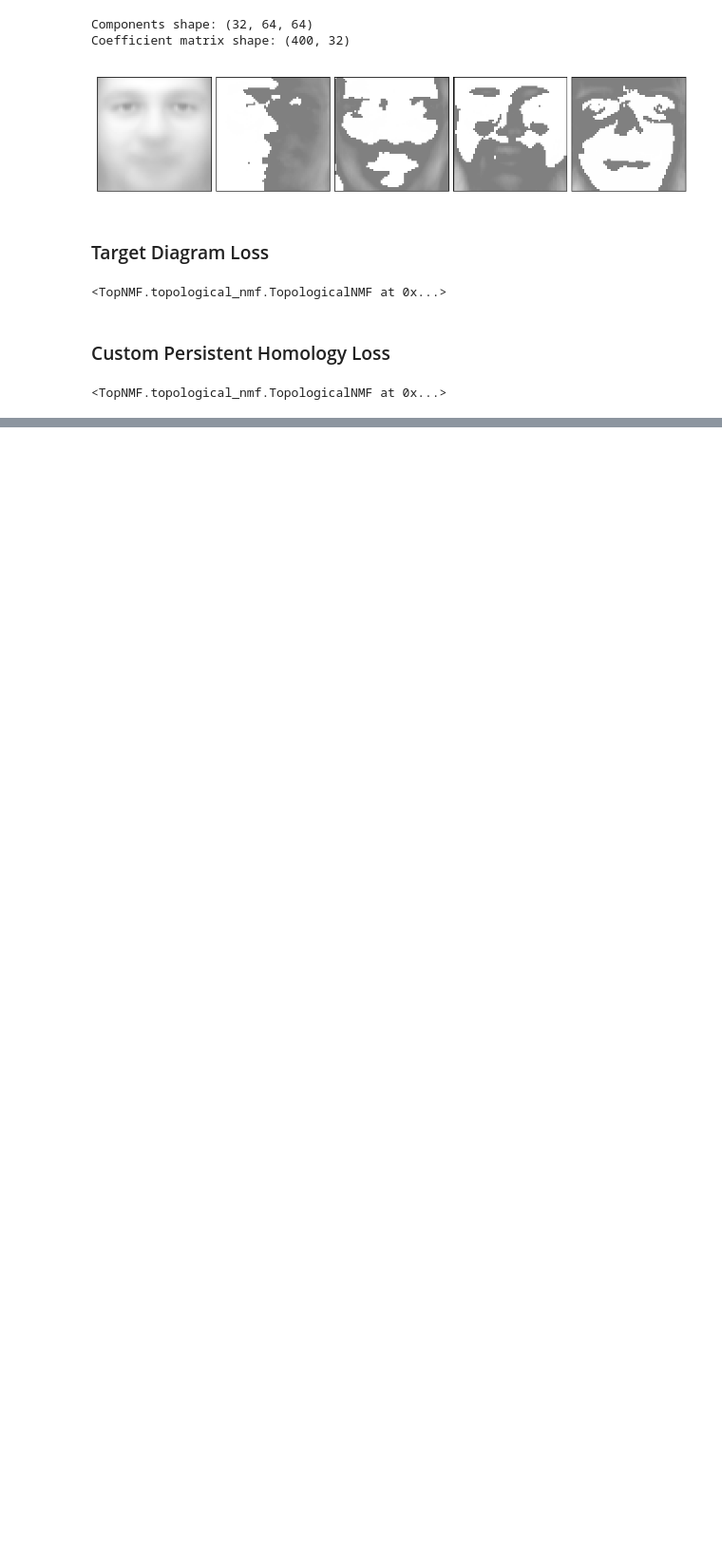
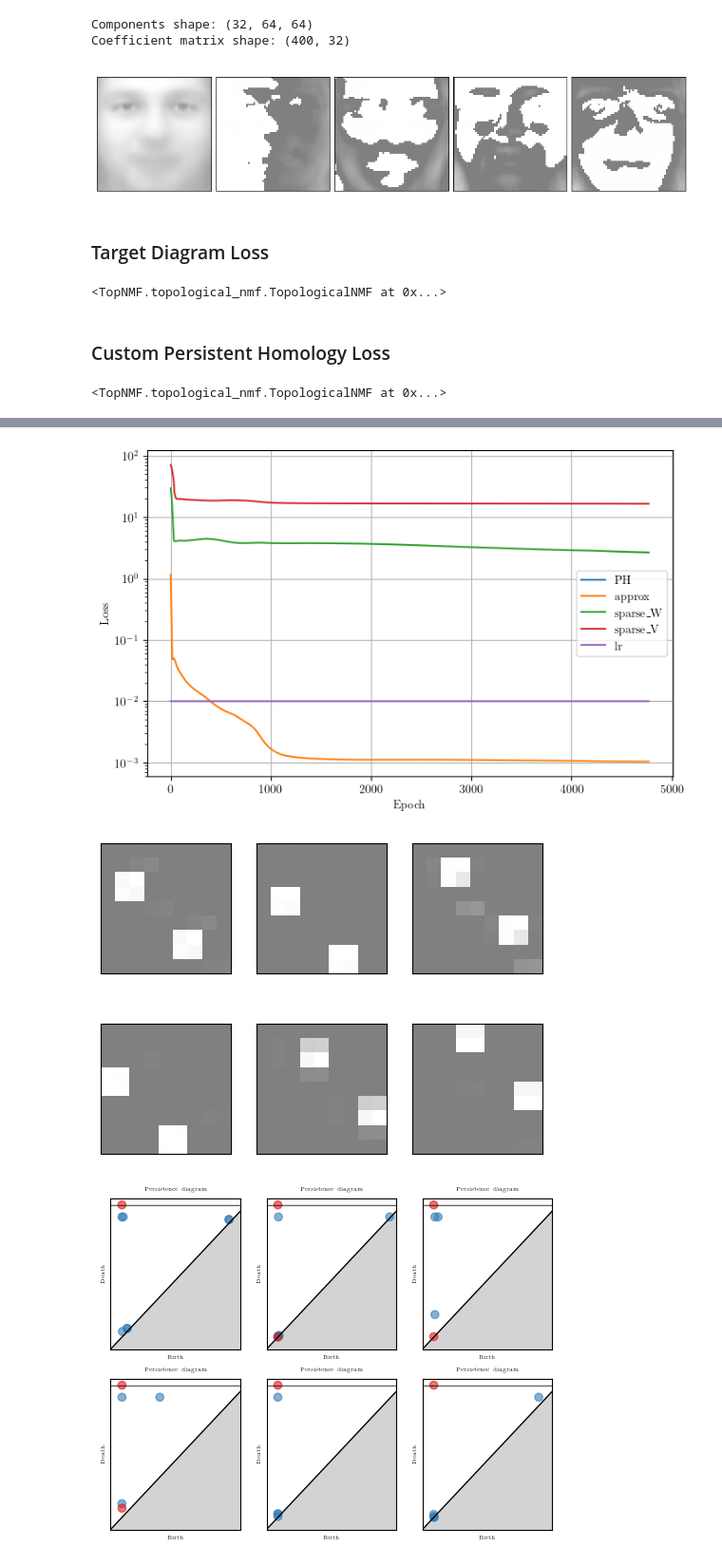
Before and after one commit to shizuo-kaji/TopNMF, a Jupyter notebook: example.ipynb, the cells around one changed output, grey strips where cells are left out. Shown at 95% size. Cells and saved outputs as stored; diff of their text form; code cells hidden in the pictures; blank space fills up the shorter version.

```diff
--- a/example.ipynb
+++ b/example.ipynb
@@ -282,0 +303,34 @@ model.fit(X, lambda_top=0.01, PH_dims=[1])
+# %%
+cubical_complex = CubicalComplex(
+    superlevel=True,
+    dim=len(image_shape),
+    mode='V'
+)
+
+model = TopologicalNMF(
+    n_components=32,
+    device='cpu',
+    complex=cubical_complex,
+    ph_loss_fn=ph_sparsity_loss,
+    data_shape=image_shape,
+    use_embedding=False
+)
+
+model.fit(
+    X,
+    n_iterations=5000,
+    lr=0.01,
+    lambda_top=0.6,
+    lambda_spa_W=0.001,
+    weight_decay=0.1,
+    PH_dims=[0, 1],
+    start_epoch_topological=0,
+    show_plots=['loss', 'basis', 'PH'],
+    disp_interval=10,
+    verbose=True
+)
+plt.close('all')
+# %% [output]
+[figure, added]
+[figure, added]
+[figure, added]
```
Also changed, not shown: parts of 2 cells of this notebook, 1 other file.
